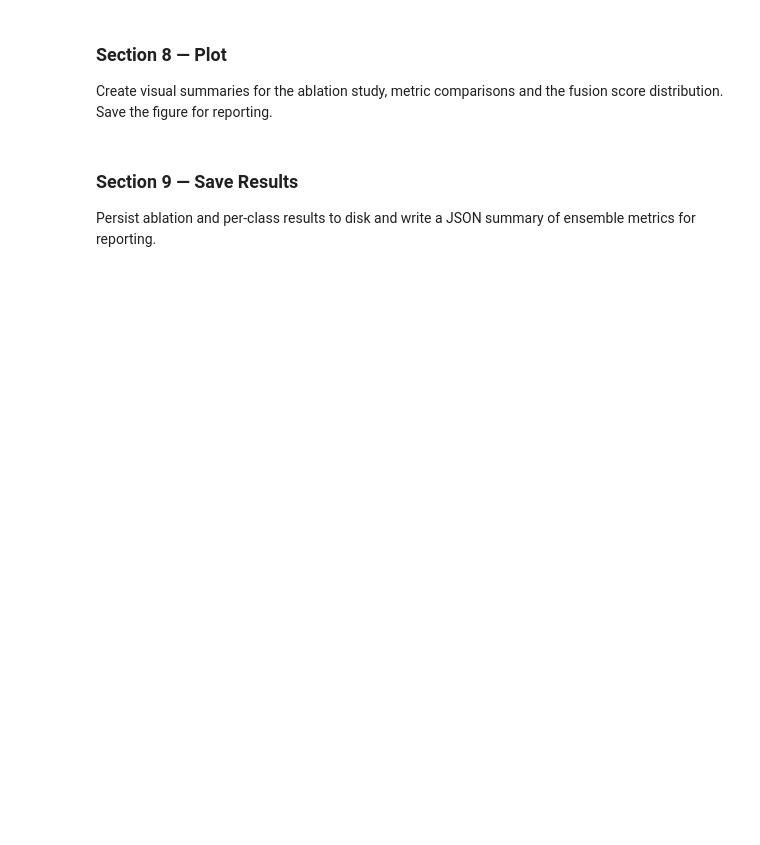
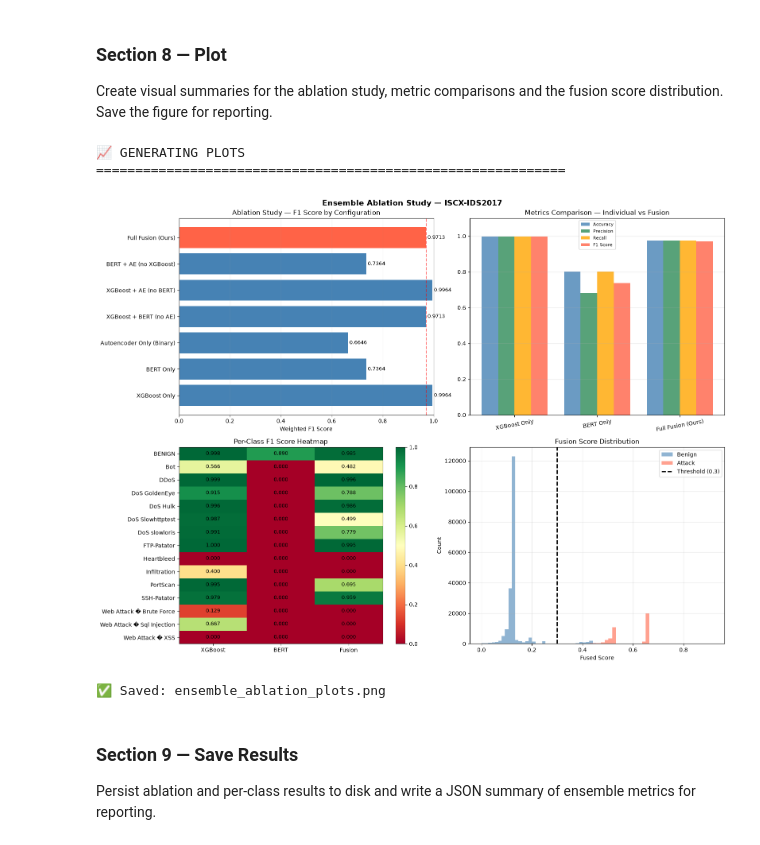
Before and after one commit to yasirukularathne/cyber-ai-agent, a Jupyter notebook: backend/notebooks/05_ensemble.ipynb, the cells around one changed output. Cells and saved outputs as stored; diff of their text form; code cells hidden in the pictures; blank space fills up the shorter version.

Commit message:
ensemble updated

```diff
--- a/backend/notebooks/05_ensemble.ipynb
+++ b/backend/notebooks/05_ensemble.ipynb
@@ -70,7 +88,11 @@ bert_model.to(bert_device)
 print(f"✅ BERT model loaded on {bert_device}")
 
 # ── Autoencoder ───────────────────────────────────────────────────────────────
-ae_model = tf.keras.models.load_model(str(MODELS_DIR / 'autoencoder.keras'))
+if tf is not None:
+    ae_model = tf.keras.models.load_model(str(MODELS_DIR / 'autoencoder.keras'))
+else:
+    from keras.models import load_model
+    ae_model = load_model(str(MODELS_DIR / 'autoencoder.keras'))
 with open(MODELS_DIR / 'autoencoder_threshold.json', 'r') as f:
     ae_threshold_data = json.load(f)
 ae_threshold = float(ae_threshold_data['threshold'])
@@ -311,8 +383,7 @@ print(f"  AE       here F1  : {ae_metrics['F1 Score']:.4f}")
 Run variants of the fusion where one or more components are removed to quantify each model's contribution to ensemble performance.
 # %%
 # Section 6: Ablation Study
-print("
-📉 ABLATION STUDY")
+print("📉 ABLATION STUDY")
 print("=" * 60)
 print("Tests what happens when each component is removed from the ensemble.")
 
@@ -331,7 +402,7 @@ def fusion_without(skip: str, idx: int) -> int:
     signals = {
         'xgboost':     xgb_c  if xgb_label  != 0 else -xgb_c,
         'bert':        bert_c if bert_label != 0 else -bert_c,
-        'autoencoder': ae_norm if ae_anomaly      else -ae_norm
+        'autoencoder': ae_norm if ae_anomaly else -ae_norm
     }
 
     raw      = sum(weights[k] * signals[k] for k in weights) / total_w
@@ -348,6 +419,7 @@ def fusion_without(skip: str, idx: int) -> int:
     else:
         return xgb_label if xgb_c >= bert_c else bert_label
 
+
 # Run ablations
 ablation_configs = [
     ('XGBoost Only',              xgb_preds),
@@ -359,16 +431,16 @@ ablation_configs = [
                                             for i in range(len(y_true))])),
     ('BERT + AE (no XGBoost)',    np.array([fusion_without('xgboost', i)
                                             for i in range(len(y_true))])),
-    ('Full Fusion (Ours)',         fusion_labels),
+    ('Full Fusion (Ours)',        fusion_labels),
 ]
 
 ablation_rows = []
-print(f"{ 'Configuration':<30} {'Accuracy':>9} {'Precision':>10} {'Recall':>8} {'F1':>8}")
+
+print(f"{'Configuration':<30} {'Accuracy':>9} {'Precision':>10} {'Recall':>8} {'F1':>8}")
 print('-' * 70)
 
 for name, preds in ablation_configs:
     if isinstance(preds, tuple):
-        # Binary-only model (autoencoder)
         yt, yp = preds
         m = evaluate_binary(name, yp, yt)
     else:
@@ -376,8 +448,9 @@ for name, preds in ablation_configs:
 
     ablation_rows.append(m)
     marker = ' ◄ BEST' if name == 'Full Fusion (Ours)' else ''
-    print(f"  {m['Model']:<28} {m['Accuracy']:>9.4f} {m['Precision']:>10.4f}
-,
-{m['Recall']:>8.4f} {m['F1 Score']:>8.4f}{marker}")
+
+    print(f"{m['Model']:<30} {m['Accuracy']:>9.4f} {m['Precision']:>10.4f} "
+          f"{m['Recall']:>8.4f} {m['F1 Score']:>8.4f}{marker}")
+
 
 ablation_df = pd.DataFrame(ablation_rows)
@@ -427,8 +526,7 @@ for idx, name in sorted(reverse_map.items()):
 Create visual summaries for the ablation study, metric comparisons and the fusion score distribution. Save the figure for reporting.
 # %%
 # Section 8: Visualisations
-print("
-📈 GENERATING PLOTS")
+print("📈 GENERATING PLOTS")
 print("=" * 60)
 
 fig, axes = plt.subplots(2, 2, figsize=(16, 12))
@@ -485,33 +583,38 @@ im = axes[1, 0].imshow(class_f1_df.values, aspect='auto', cmap='RdYlGn', vmin=0,
 axes[1, 0].set_xticks(range(len(class_f1_df.columns)))
 axes[1, 0].set_xticklabels(class_f1_df.columns)
 axes[1, 0].set_yticks(range(len(class_f1_df.index)))
 axes[1, 0].set_yticklabels(class_f1_df.index)
 axes[1, 0].set_title('Per-Class F1 Score Heatmap')
 plt.colorbar(im, ax=axes[1, 0])
 for r in range(len(class_f1_df.index)):
     for c in range(len(class_f1_df.columns)):
         axes[1, 0].text(c, r, f'{class_f1_df.values[r, c]:.3f}',
                         ha='center', va='center', fontsize=9)
 
 # ── 4. Fusion score distribution ──────────────────────────────────────────────
 benign_scores = fusion_scores[y_true == 0]
 attack_scores = fusion_scores[y_true != 0]
 
 axes[1, 1].hist(benign_scores, bins=60, alpha=0.6, label='Benign', color='steelblue')
 axes[1, 1].hist(attack_scores, bins=60, alpha=0.6, label='Attack', color='tomato')
 axes[1, 1].axvline(FUSION_THRESHOLD, color='black', linestyle='--',
                    linewidth=2, label=f'Threshold ({FUSION_THRESHOLD})')
 axes[1, 1].set_title('Fusion Score Distribution')
 axes[1, 1].set_xlabel('Fused Score')
 axes[1, 1].set_ylabel('Count')
 axes[1, 1].legend()
 axes[1, 1].grid(True, alpha=0.3)
 
 plt.suptitle('Ensemble Ablation Study — ISCX-IDS2017', fontsize=14, fontweight='bold')
 plt.tight_layout()
 plt.savefig(str(MODELS_DIR / 'ensemble_ablation_plots.png'), dpi=150)
 plt.show()
 print("✅ Saved: ensemble_ablation_plots.png")
+# %% [output]
+📈 GENERATING PLOTS
+============================================================
+[figure, added]
+✅ Saved: ensemble_ablation_plots.png
 # %% [markdown]
 ### Section 9 — Save Results
 
```
Also changed, not shown: parts of 9 cells of this notebook, 18 other files.
